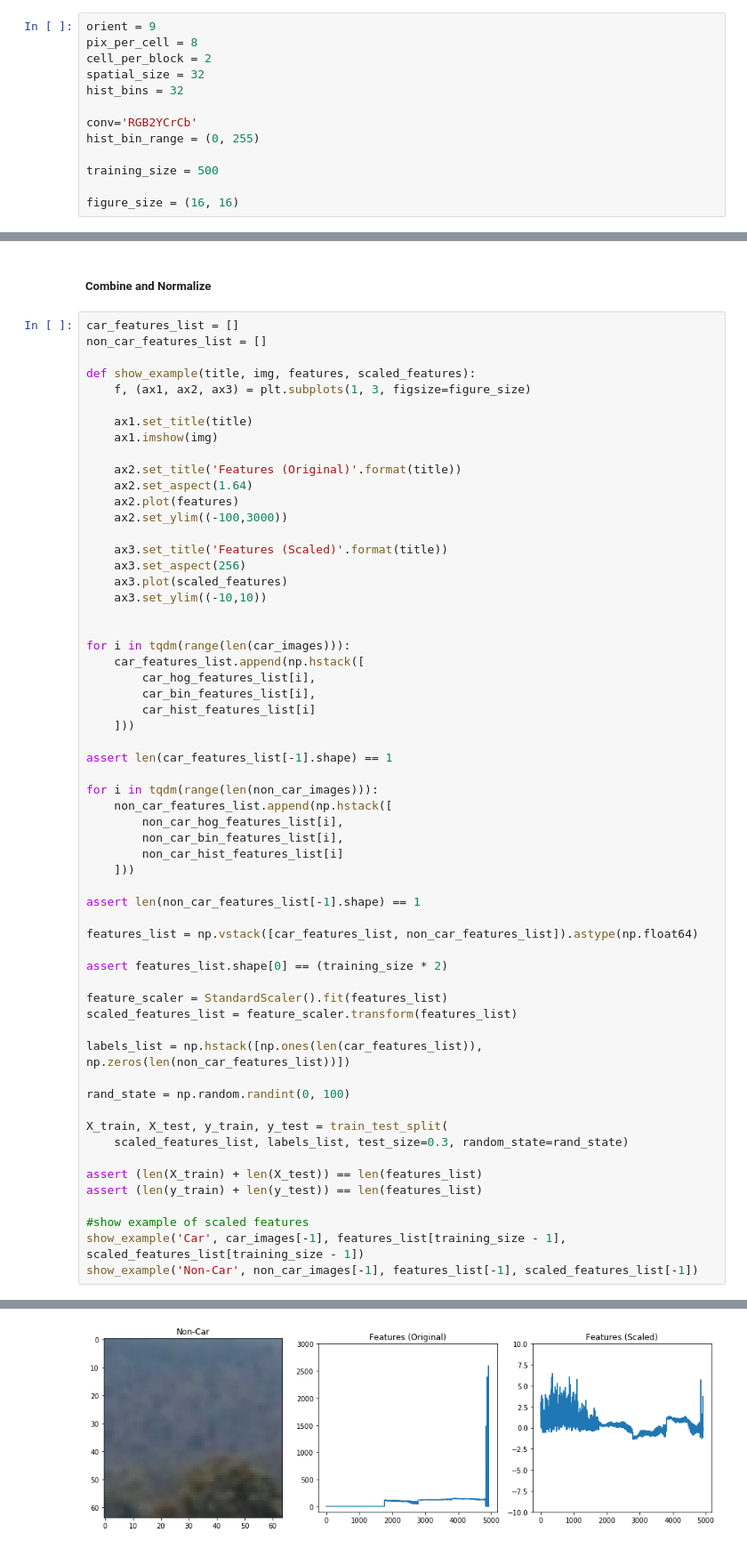
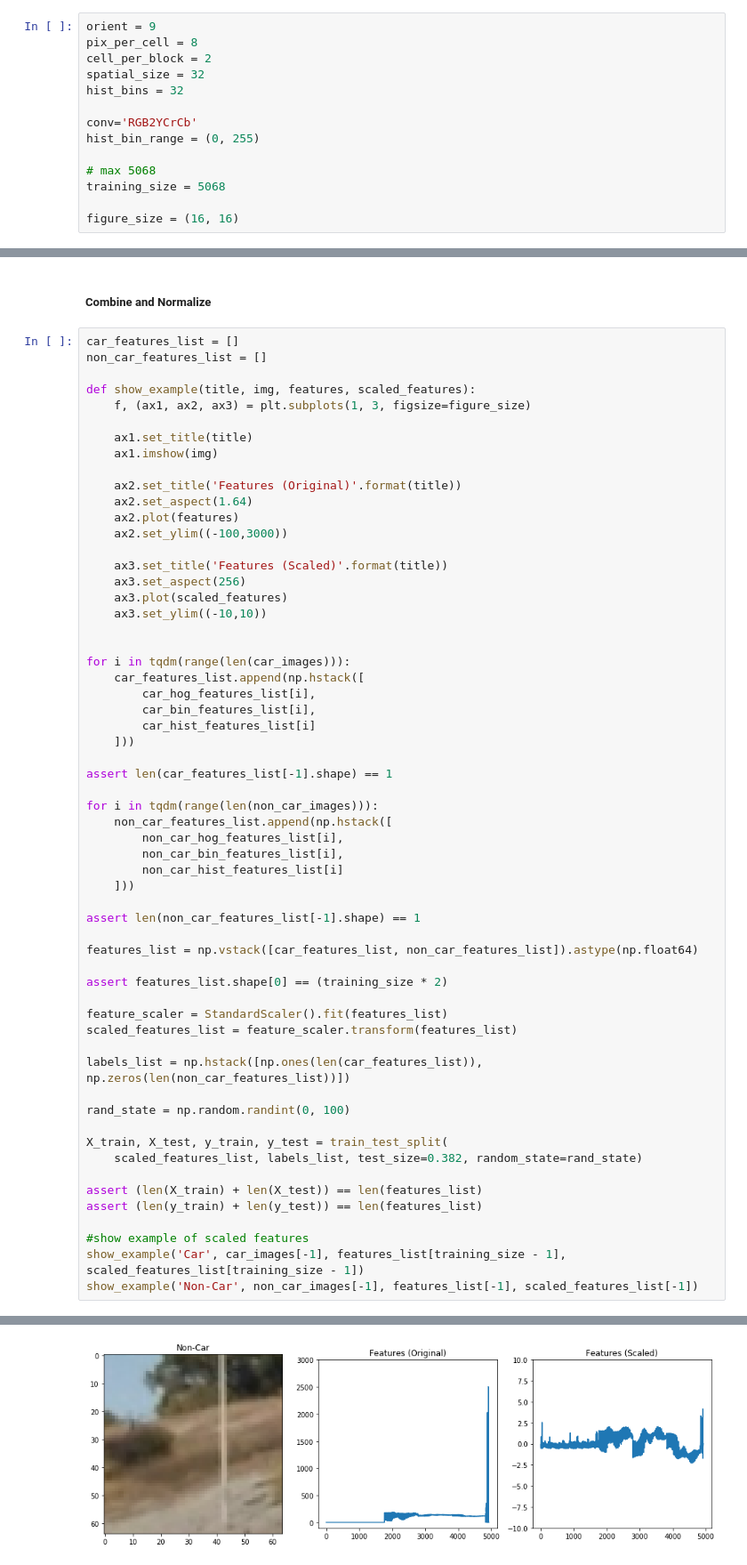
Before and after one commit to tigerinus/CarND-Vehicle-Detection, a Jupyter notebook: VehicleDetection.ipynb, the cells around one changed output, grey strips where cells are left out. Shown at 89% size. Saved outputs shown, nothing was run; the diff lists cells and outputs as text.

```diff
--- a/VehicleDetection.ipynb
+++ b/VehicleDetection.ipynb
@@ -20,7 +20,8 @@ hist_bins = 32
 conv='RGB2YCrCb'
 hist_bin_range = (0, 255)
 
-training_size = 500
+# max 5068
+training_size = 5068
 
 figure_size = (16, 16)
 # %% [markdown]
@@ -388,7 +401,7 @@ labels_list = np.hstack([np.ones(len(car_features_list)), np.zeros(len(non_car_f
 rand_state = np.random.randint(0, 100)
 
 X_train, X_test, y_train, y_test = train_test_split(
-    scaled_features_list, labels_list, test_size=0.3, random_state=rand_state)
+    scaled_features_list, labels_list, test_size=0.382, random_state=rand_state)
 
 assert (len(X_train) + len(X_test)) == len(features_list)
 assert (len(y_train) + len(y_test)) == len(features_list)
@@ -401 +414 @@ show_example('Non-Car', non_car_images[-1], features_list[-1], scaled_features_l
-[figure, old version]
+[figure, new version]
```
Also changed, not shown: parts of 12 cells of this notebook.
